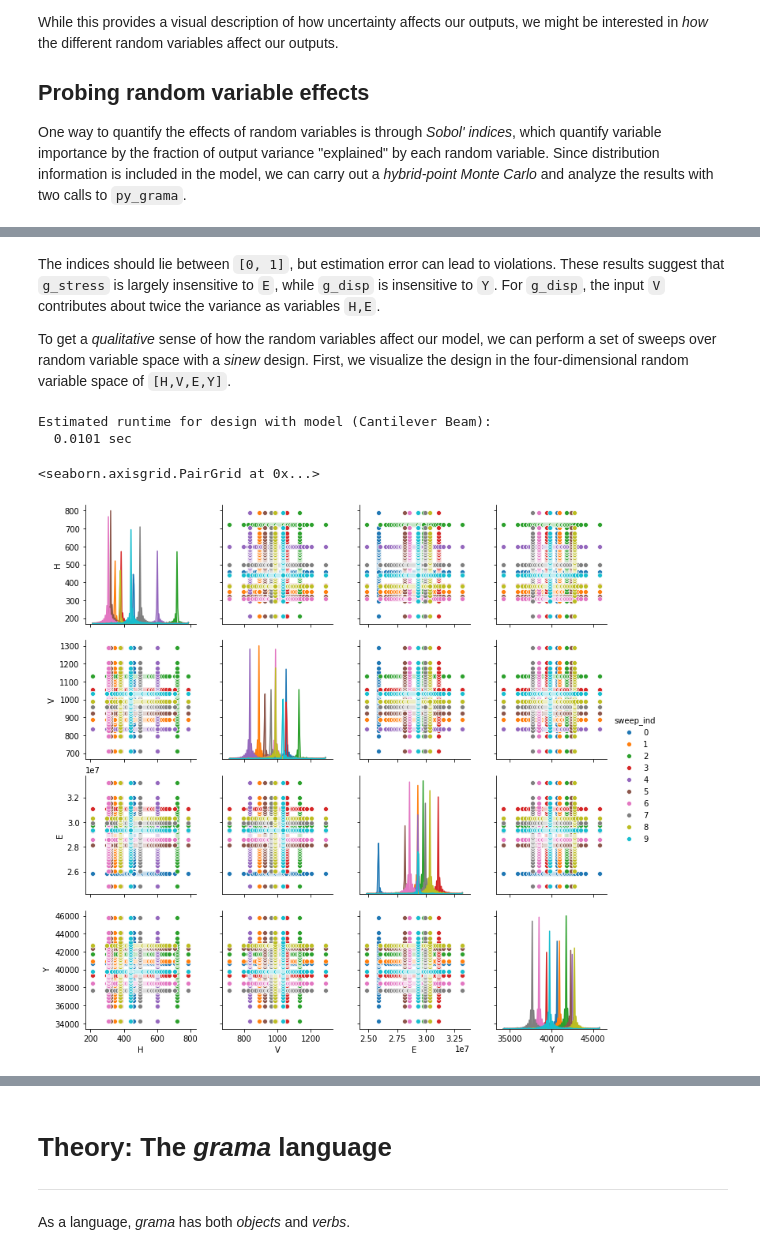
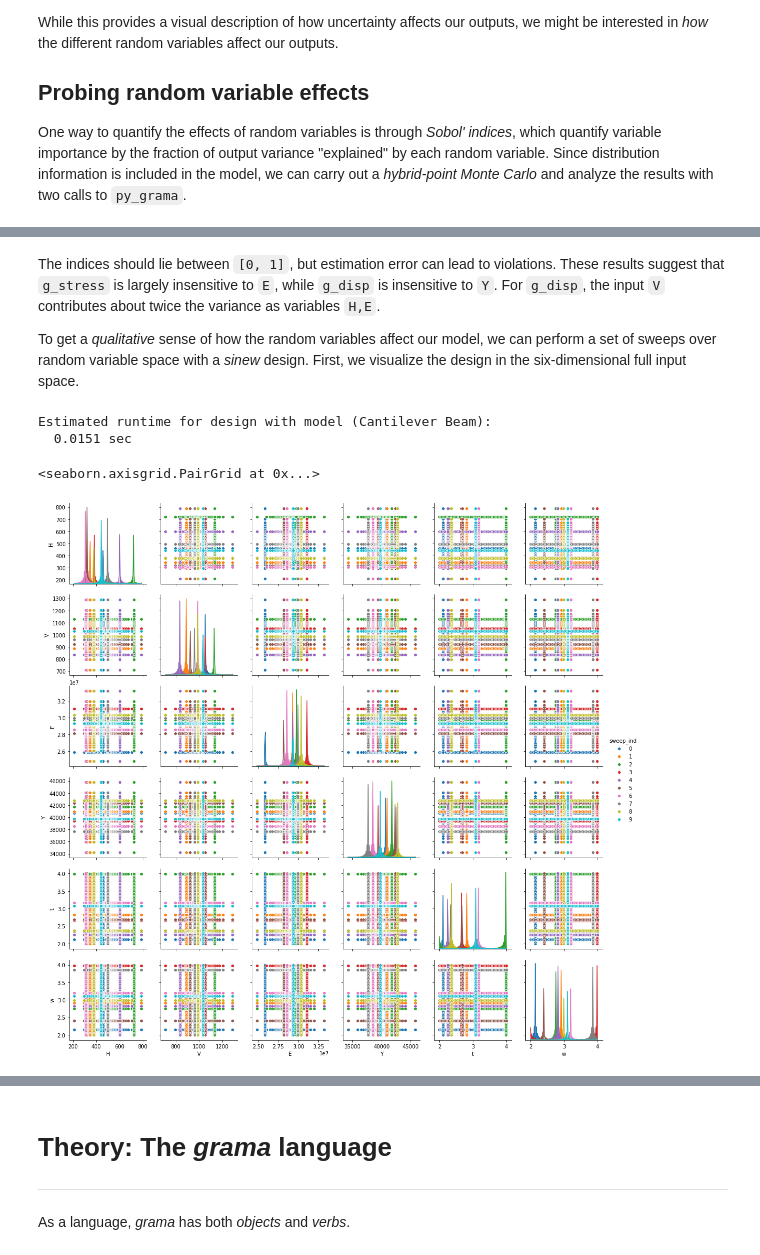
Before and after one commit to zdelrosario/py_grama, a Jupyter notebook: examples/demo/analysis_demo.ipynb, the cells around one changed output, grey strips where cells are left out. Saved outputs shown, nothing was run; the diff lists cells and outputs as text; code cells hidden in the pictures.

```diff
--- a/examples/demo/analysis_demo.ipynb
+++ b/examples/demo/analysis_demo.ipynb
@@ -105,16 +106,16 @@ eval_hybrid() is rounding n...
 # %% [markdown]
 The indices should lie between `[0, 1]`, but estimation error can lead to violations. These results suggest that `g_stress` is largely insensitive to `E`, while `g_disp` is insensitive to `Y`. For `g_disp`, the input `V` contributes about twice the variance as variables `H,E`.
 
-To get a *qualitative* sense of how the random variables affect our model, we can perform a set of sweeps over random variable space with a *sinew* design. First, we visualize the design in the four-dimensional random variable space of `[H,V,E,Y]`.
+To get a *qualitative* sense of how the random variables affect our model, we can perform a set of sweeps over random variable space with a *sinew* design. First, we visualize the design in the six-dimensional full input space.
 # %%
 md_beam >> \
-    gr.ev_sinews(n_density=50, n_sweeps=10, df_det="nom", skip=True) >> \
+    gr.ev_sinews(n_density=50, n_sweeps=10, df_det="swp", skip=True) >> \
     gr.pt_auto()
 # %% [output]
 Estimated runtime for design with model (Cantilever Beam):
-  0.0101 sec
+  0.0151 sec
 <seaborn.axisgrid.PairGrid at 0x...>
-[figure, old version]
+[figure, new version]
 # %% [markdown]
 The `skip` keyword argument allows us to delay evaluating a model; this is useful for inspecting a design before running a potentially expensive calculation. The `pt_auto()` function automatically detects DataFrames generated by `py_grama` functions and constructs an appropriate visualization. This is provided for convenience; you are of course welcome (and encouraged!) to create your own visualizations of the data.
 
```
Also changed, not shown: parts of 10 cells of this notebook, 3 other files.
